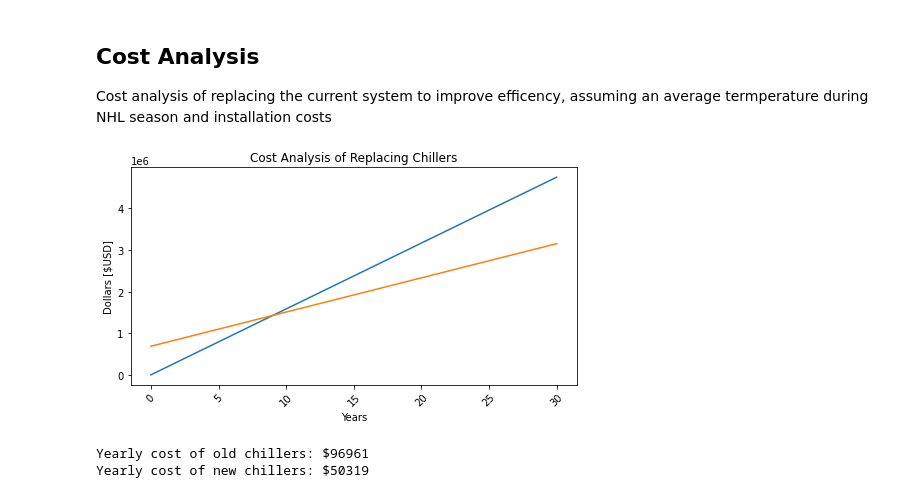
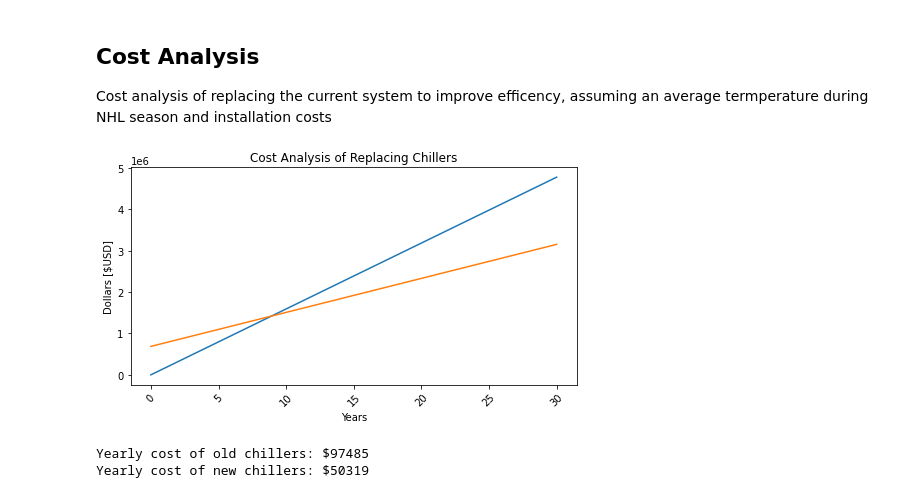
Before and after one commit to DominickBeaman/thermoproject, a Jupyter notebook: notebook.ipynb, the cells around one changed output. Saved outputs shown, nothing was run; the diff lists cells and outputs as text; code cells hidden in the pictures.

```diff
--- a/notebook.ipynb
+++ b/notebook.ipynb
@@ -454,34 +454,35 @@ amountPeople = 18000
 #date range
 x = np.linspace(0, 30)
 
 #default COP cost
-COP = 2.6
+COP = 3.517/1.36
 qNetDot, qNetCooling, totalCostDefault = calcHVAC(meanTemp, meanHumidity, amountPeople)
 y_default = x * totalCostDefault * 365
 
 
 #upgraded systems
 COP = 5.01
+
 qNetDot, qNetCooling, totalCostUpgraded = calcHVAC(meanTemp, meanHumidity, amountPeople)
 y_upgraded = x * totalCostUpgraded * 365 + (687000)
 
 # plot
 fig, ax = plt.subplots(figsize=(8, 4))
 ax.plot(x, y_default)
 ax.plot(x, y_upgraded)
 ax.set_xlabel('Years')
 ax.set_ylabel('Dollars [$USD]')
 ax.set_title("Cost Analysis of Replacing Chillers")
 
 # Set xticks to show dates
 ax.tick_params(axis='x', labelrotation=45)
 plt.show()
 
 
 #display yearly cost of running chillers for 3 hours a day with 18k people
 print(f"Yearly cost of old chillers: ${round(y_default[1])}")
 print(f"Yearly cost of new chillers: ${round(y_upgraded[1]-687000)}")
 # %% [output]
-[figure, old version]
+[figure, new version]
-Yearly cost of old chillers: $96961
+Yearly cost of old chillers: $97485
 Yearly cost of new chillers: $50319
```
